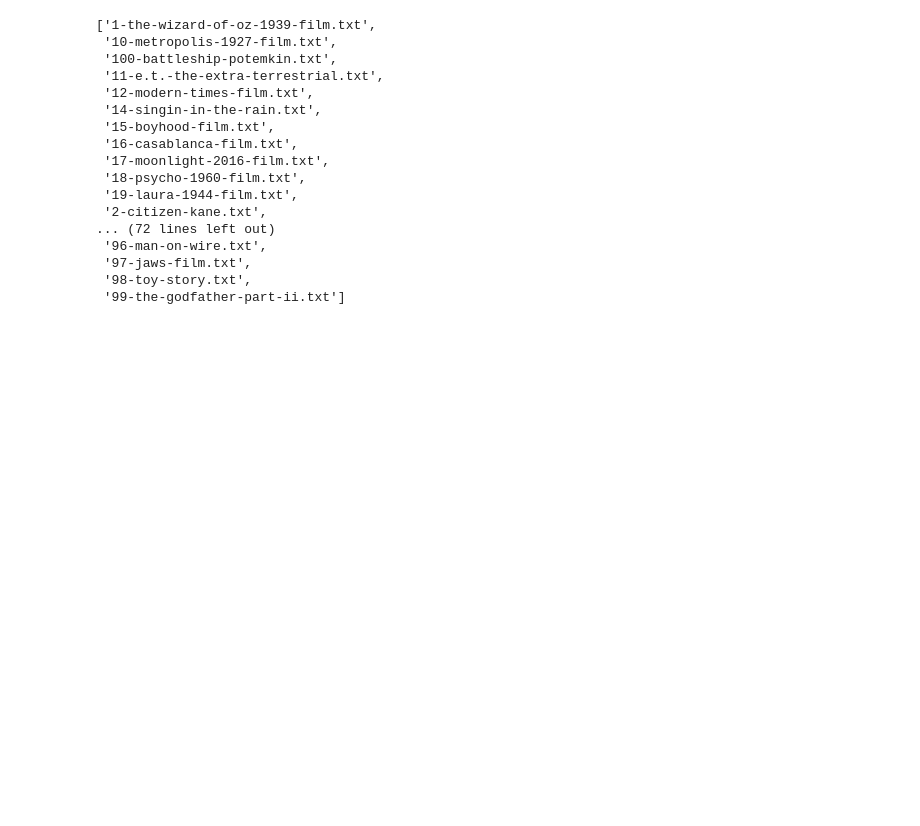
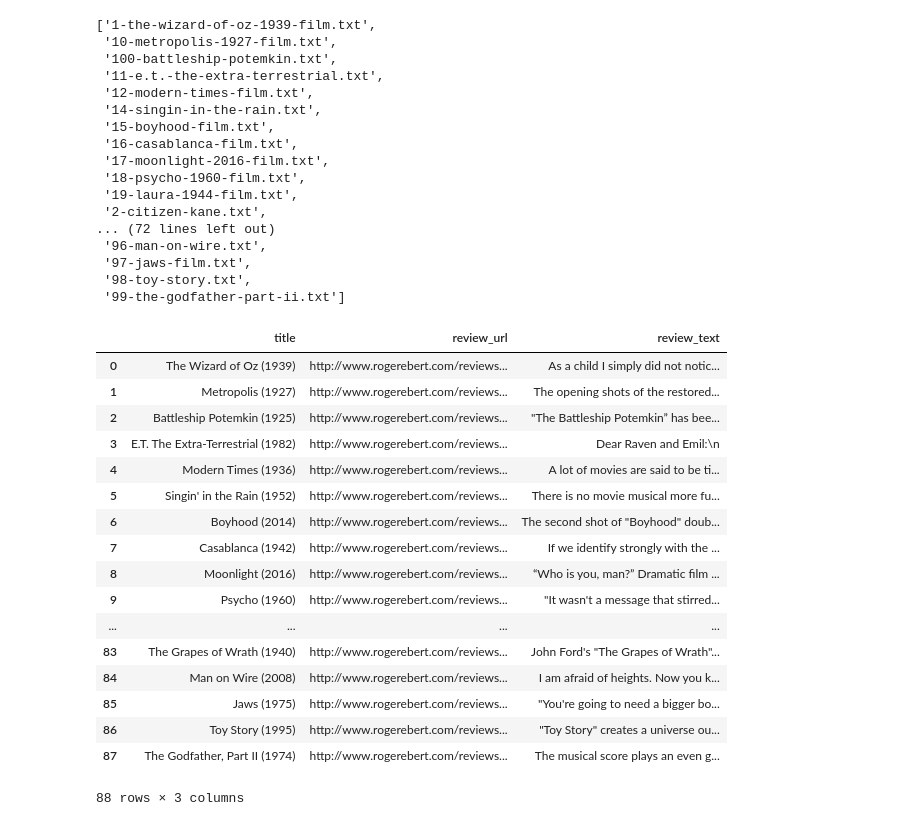
Before and after one commit to richard-madu/Data-Wrangling, a Jupyter notebook: data-wrangling.ipynb, the cells around one changed output. Drawn from its saved outputs; the diff is of its cells as text; code cells hidden in the pictures; blank space fills up the shorter version.

Commit message:
Open the downloaded file and create a dataframe: Here I create and iteration that reads the file and create a dataframe with it

```diff
--- a/data-wrangling.ipynb
+++ b/data-wrangling.ipynb
@@ -253,3 +253,40 @@ os.listdir(folder_name)
  '97-jaws-film.txt',
  '98-toy-story.txt',
  '99-the-godfather-part-ii.txt']
+# %%
+# List of dictionaries to build file by file and later convert to a DataFrame
+import glob
+df_list = []
+for ebert_review in glob.glob('ebert_reviews/*.txt'):
+    with open(ebert_review, encoding='utf-8') as file:
+        title = file.readline()[:-1]
+        review_url = file.readline()[:-1]
+        review_text = file.readline()
+
+
+        # Append to list of dictionaries
+        df_list.append({'title': title,
+                        'review_url': review_url,
+                        'review_text': review_text})
+df_02 = pd.DataFrame(df_list, columns = ['title', 'review_url', 'review_text'])
+# %%
+df_02
+# %% [output]
+|  | title | review_url | review_text |
+| 0 | The Wizard of Oz (1939) | http://www.rogerebert.com/reviews... | As a child I simply did not notic... |
+| 1 | Metropolis (1927) | http://www.rogerebert.com/reviews... | The opening shots of the restored... |
+| 2 | Battleship Potemkin (1925) | http://www.rogerebert.com/reviews... | "The Battleship Potemkin” has bee... |
+| 3 | E.T. The Extra-Terrestrial (1982) | http://www.rogerebert.com/reviews... | Dear Raven and Emil:\n |
+| 4 | Modern Times (1936) | http://www.rogerebert.com/reviews... | A lot of movies are said to be ti... |
+| 5 | Singin' in the Rain (1952) | http://www.rogerebert.com/reviews... | There is no movie musical more fu... |
+| 6 | Boyhood (2014) | http://www.rogerebert.com/reviews... | The second shot of "Boyhood" doub... |
+| 7 | Casablanca (1942) | http://www.rogerebert.com/reviews... | If we identify strongly with the ... |
+| 8 | Moonlight (2016) | http://www.rogerebert.com/reviews... | “Who is you, man?” Dramatic film ... |
+| 9 | Psycho (1960) | http://www.rogerebert.com/reviews... | "It wasn't a message that stirred... |
+| ... | ... | ... | ... |
+| 83 | The Grapes of Wrath (1940) | http://www.rogerebert.com/reviews... | John Ford's "The Grapes of Wrath"... |
+| 84 | Man on Wire (2008) | http://www.rogerebert.com/reviews... | I am afraid of heights. Now you k... |
+| 85 | Jaws (1975) | http://www.rogerebert.com/reviews... | "You're going to need a bigger bo... |
+| 86 | Toy Story (1995) | http://www.rogerebert.com/reviews... | "Toy Story" creates a universe ou... |
+| 87 | The Godfather, Part II (1974) | http://www.rogerebert.com/reviews... | The musical score plays an even g... |
+88 rows × 3 columns
```
